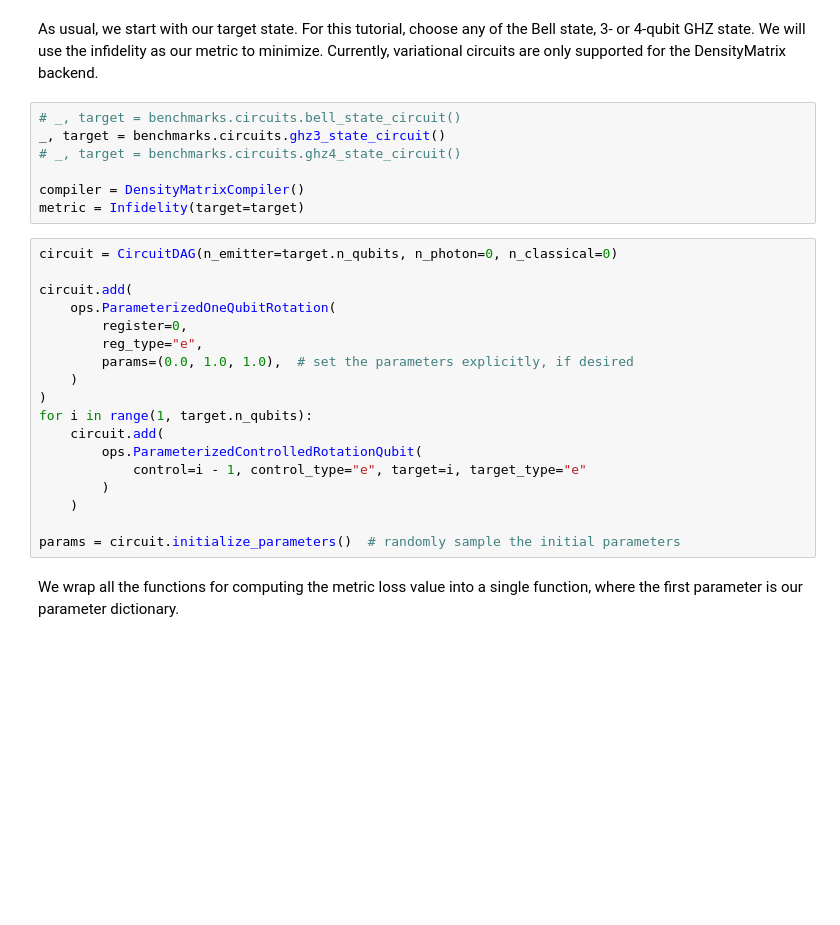
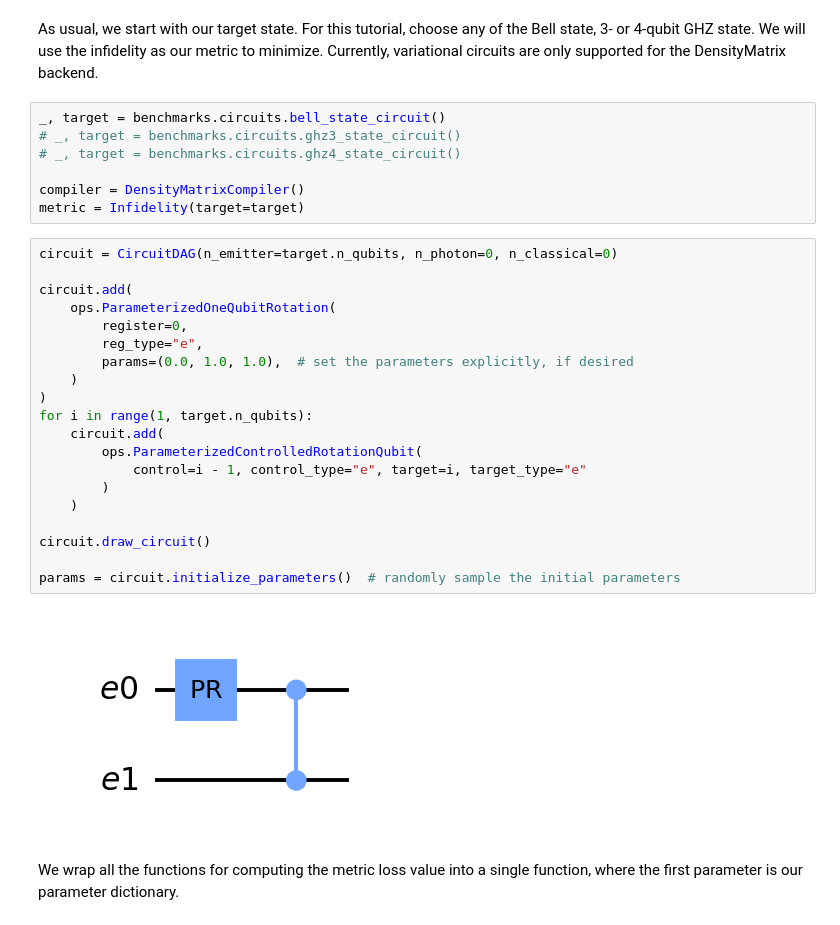
Before and after one commit to graphiq-dev/graphiq, a Jupyter notebook: examples/startup_guide/8_variational_circuits.ipynb, the cells around one changed output. Cells and saved outputs as stored; diff of their text form; blank space fills up the shorter version.

```diff
--- a/examples/startup_guide/8_variational_circuits.ipynb
+++ b/examples/startup_guide/8_variational_circuits.ipynb
@@ -29,8 +29,8 @@ import benchmarks.circuits
 # %% [markdown]
 As usual, we start with our target state. For this tutorial, choose any of the Bell state, 3- or 4-qubit GHZ state. We will use the infidelity as our metric to minimize. Currently, variational circuits are only supported for the DensityMatrix backend.
 # %%
-# _, target = benchmarks.circuits.bell_state_circuit()
-_, target = benchmarks.circuits.ghz3_state_circuit()
+_, target = benchmarks.circuits.bell_state_circuit()
+# _, target = benchmarks.circuits.ghz3_state_circuit()
 # _, target = benchmarks.circuits.ghz4_state_circuit()
 
 compiler = DensityMatrixCompiler()
@@ -38,21 +38,25 @@ metric = Infidelity(target=target)
 # %%
 circuit = CircuitDAG(n_emitter=target.n_qubits, n_photon=0, n_classical=0)
 
 circuit.add(
     ops.ParameterizedOneQubitRotation(
         register=0,
         reg_type="e",
         params=(0.0, 1.0, 1.0),  # set the parameters explicitly, if desired
     )
 )
 for i in range(1, target.n_qubits):
     circuit.add(
         ops.ParameterizedControlledRotationQubit(
             control=i - 1, control_type="e", target=i, target_type="e"
         )
     )
 
+circuit.draw_circuit()
+
 params = circuit.initialize_parameters()  # randomly sample the initial parameters
+# %% [output]
+[figure, added]
 # %% [markdown]
 We wrap all the functions for computing the metric loss value into a single function, where the first parameter is our parameter dictionary.
 # %%
```
Also changed, not shown: parts of 4 cells of this notebook, 5 other files.
